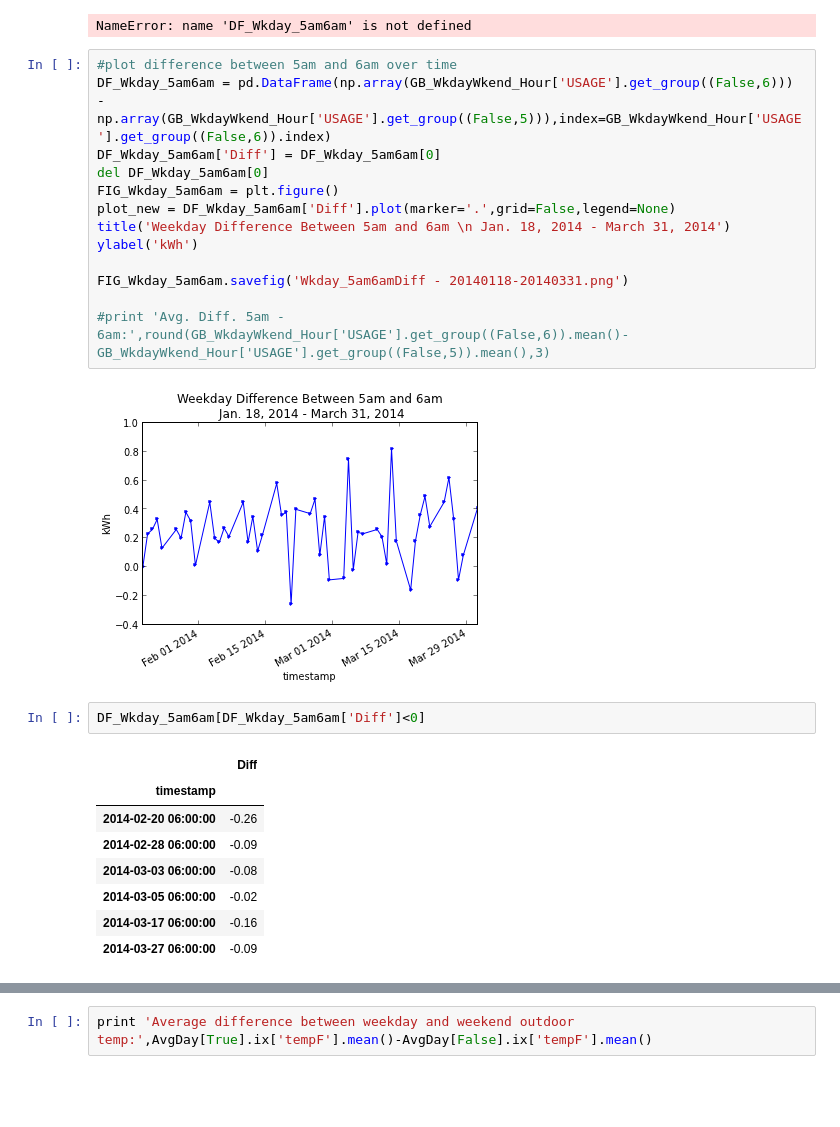
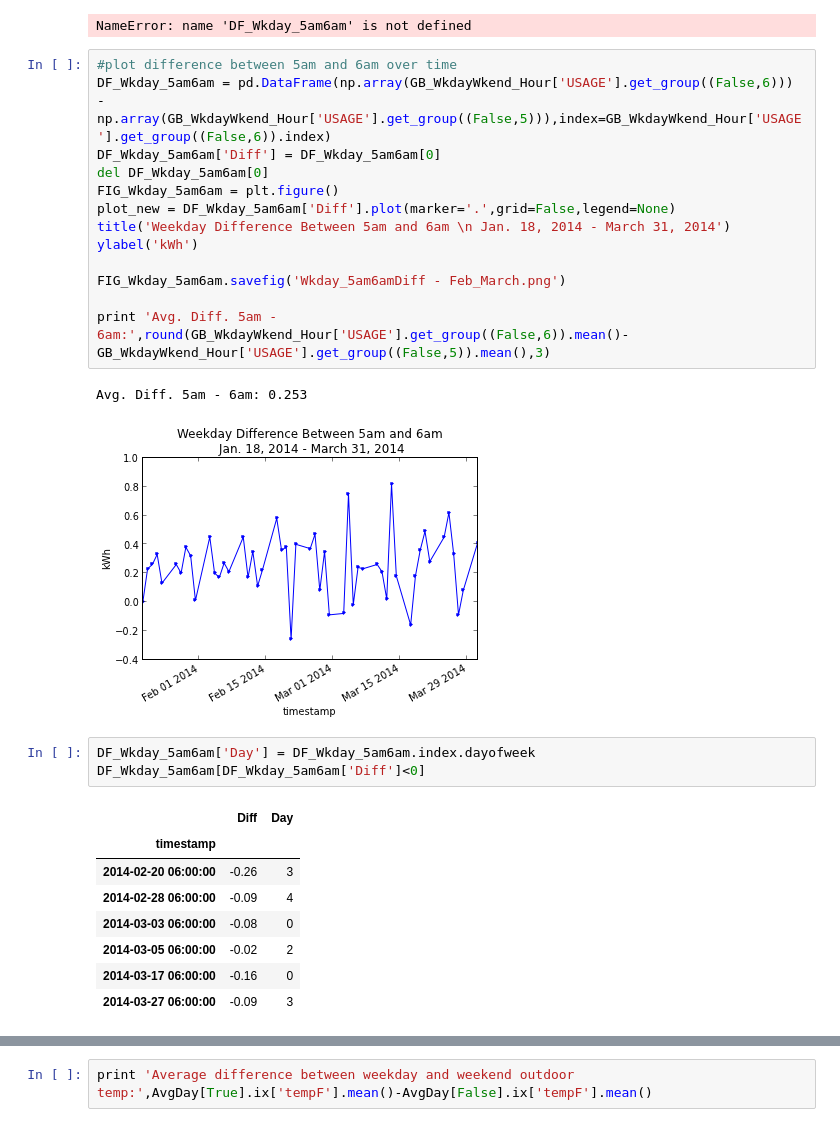
Before and after one commit to jtelszasz/my_energy_forecast_SVR, a Jupyter notebook: My_Energy.ipynb, the cells around one changed output, grey strips where cells are left out. Cells and saved outputs as stored; diff of their text form; blank space fills up the shorter version.

```diff
--- a/My_Energy.ipynb
+++ b/My_Energy.ipynb
@@ -98,20 +149,22 @@ plot_new = DF_Wkday_5am6am['Diff'].plot(marker='.',grid=False,legend=None)
 title('Weekday Difference Between 5am and 6am \n Jan. 18, 2014 - March 31, 2014')
 ylabel('kWh')
 
-FIG_Wkday_5am6am.savefig('Wkday_5am6amDiff - 20140118-20140331.png')
+FIG_Wkday_5am6am.savefig('Wkday_5am6amDiff - Feb_March.png')
 
-#print 'Avg. Diff. 5am - 6am:',round(GB_WkdayWkend_Hour['USAGE'].get_group((False,6)).mean()-GB_WkdayWkend_Hour['USAGE'].get_group((False,5)).mean(),3)
+print 'Avg. Diff. 5am - 6am:',round(GB_WkdayWkend_Hour['USAGE'].get_group((False,6)).mean()-GB_WkdayWkend_Hour['USAGE'].get_group((False,5)).mean(),3)
 # %% [output]
+Avg. Diff. 5am - 6am: 0.253
 [figure]
 # %%
+DF_Wkday_5am6am['Day'] = DF_Wkday_5am6am.index.dayofweek
 DF_Wkday_5am6am[DF_Wkday_5am6am['Diff']<0]
 # %% [output]
-|  | Diff |
-| timestamp |  |
-| 2014-02-20 06:00:00 | -0.26 |
-| 2014-02-28 06:00:00 | -0.09 |
-| 2014-03-03 06:00:00 | -0.08 |
-| 2014-03-05 06:00:00 | -0.02 |
-| 2014-03-17 06:00:00 | -0.16 |
-| 2014-03-27 06:00:00 | -0.09 |
+|  | Diff | Day |
+| timestamp |  |  |
+| 2014-02-20 06:00:00 | -0.26 | 3 |
+| 2014-02-28 06:00:00 | -0.09 | 4 |
+| 2014-03-03 06:00:00 | -0.08 | 0 |
+| 2014-03-05 06:00:00 | -0.02 | 2 |
+| 2014-03-17 06:00:00 | -0.16 | 0 |
+| 2014-03-27 06:00:00 | -0.09 | 3 |
 # %%
```
Also changed, not shown: parts of 10 cells of this notebook, 15 other files.
